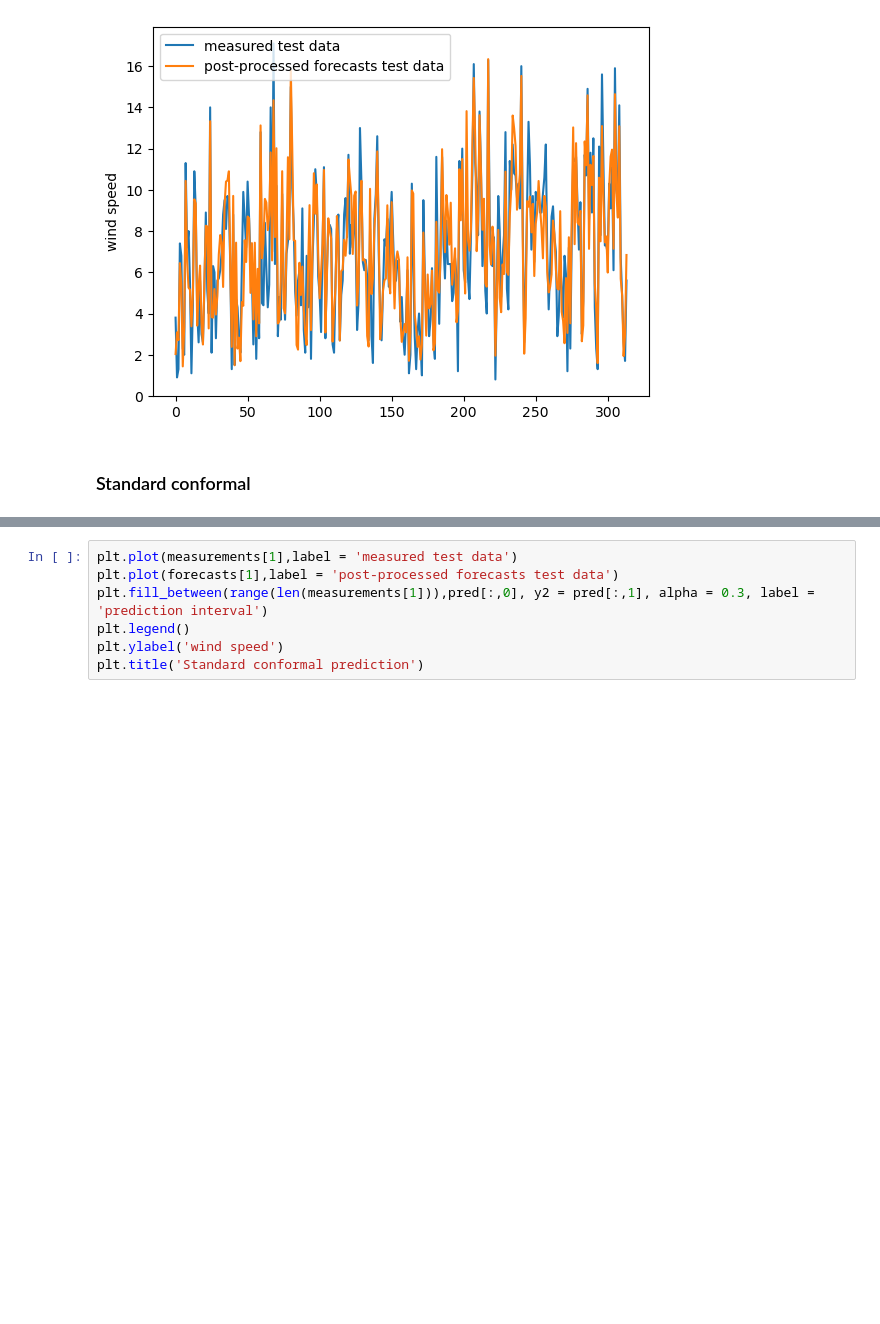
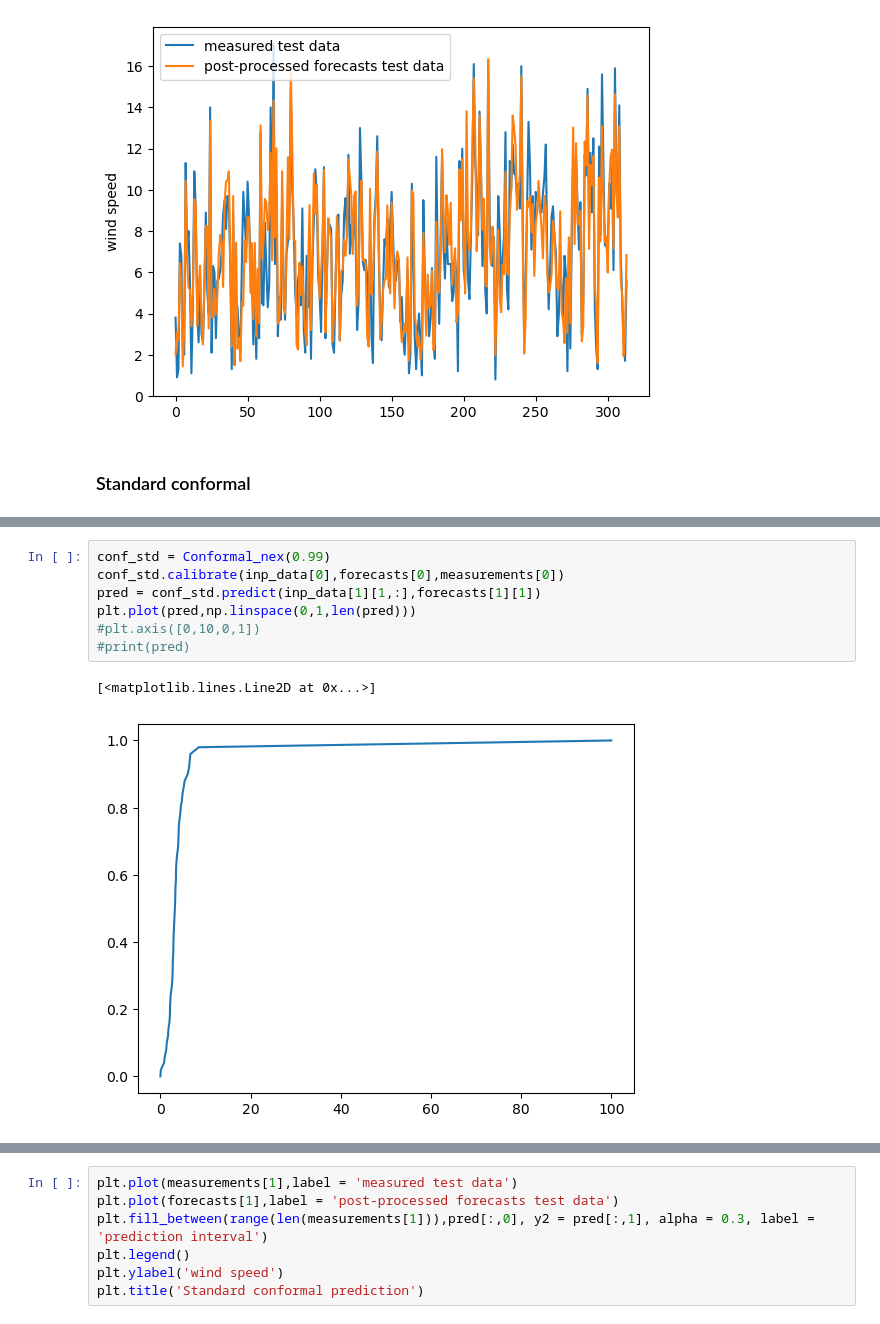
Before and after one commit to salthoff/wind-prediction-conformal, a Jupyter notebook: model_compare.ipynb, the cells around one changed output, grey strips where cells are left out. Cells and saved outputs as stored; diff of their text form; blank space fills up the shorter version.

```diff
--- a/model_compare.ipynb
+++ b/model_compare.ipynb
@@ -180,0 +232,10 @@ Text(0, 0.5, 'wind speed')
+# %%
+conf_std = Conformal_nex(0.99)
+conf_std.calibrate(inp_data[0],forecasts[0],measurements[0])
+pred = conf_std.predict(inp_data[1][1,:],forecasts[1][1])
+plt.plot(pred,np.linspace(0,1,len(pred)))
+#plt.axis([0,10,0,1])
+#print(pred)
+# %% [output]
+[<matplotlib.lines.Line2D at 0x...>]
+[figure, added]
```
Also changed, not shown: parts of 7 cells of this notebook, 6 other files.
